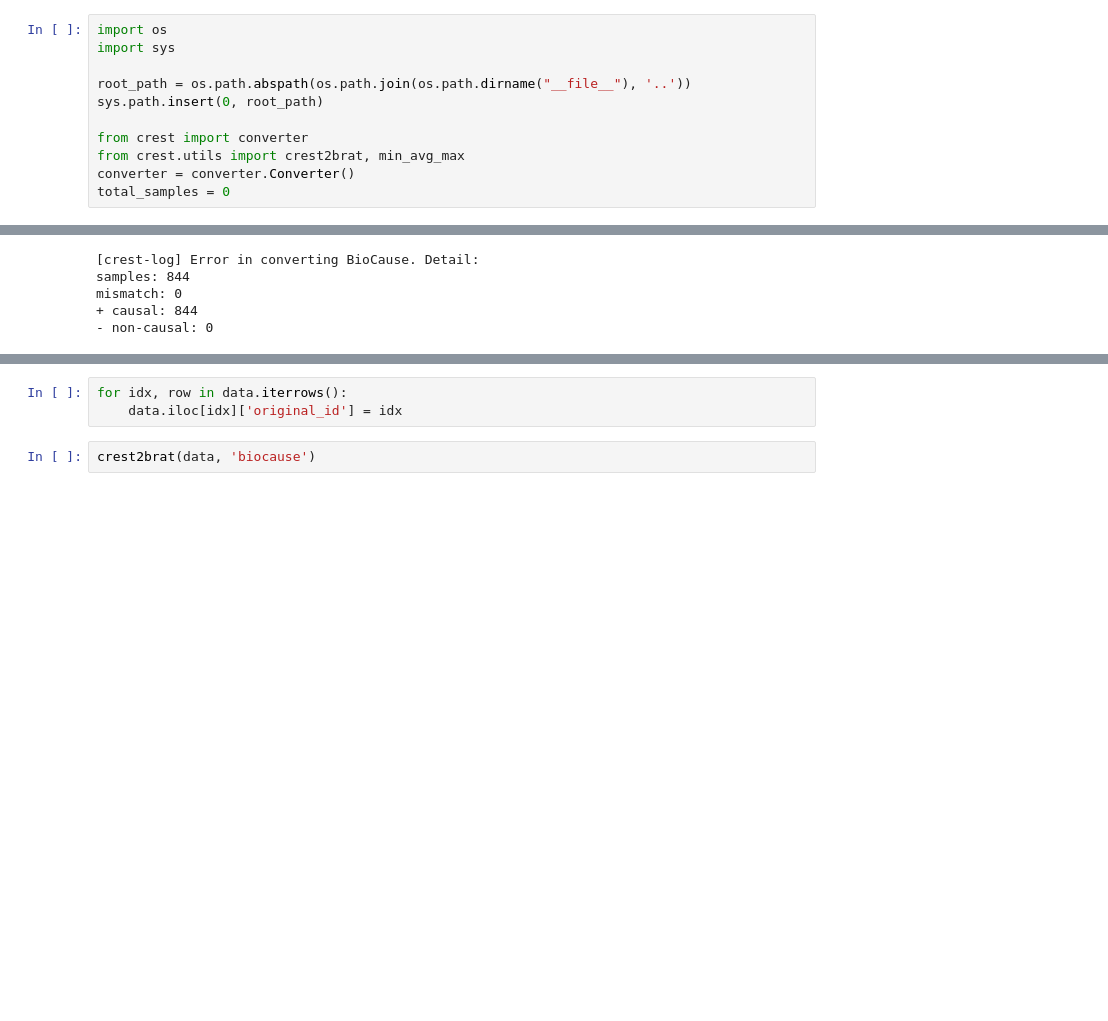
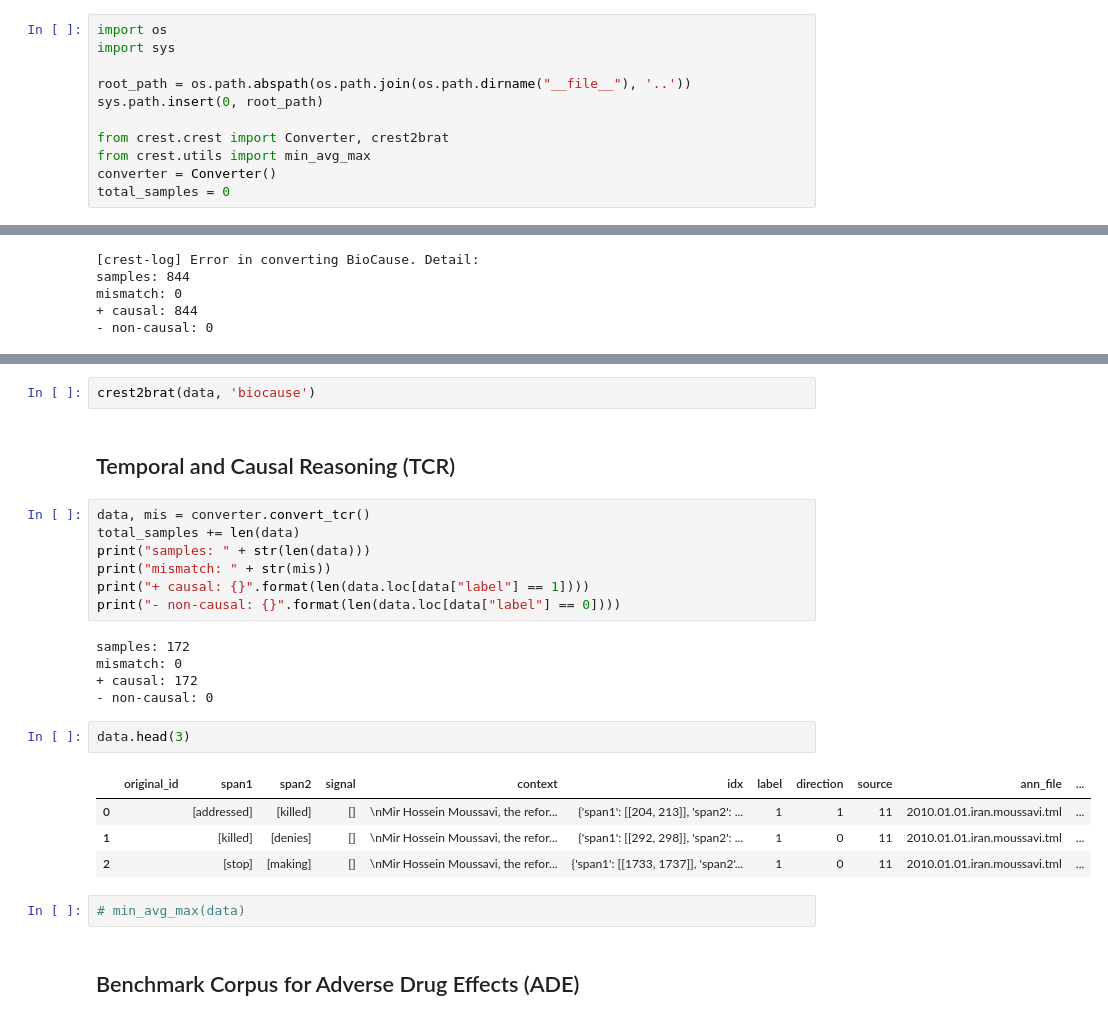
Before and after one commit to phosseini/CREST, a Jupyter notebook: notebooks/converter_demo.ipynb, the cells around one changed output, grey strips where cells are left out. Drawn from its saved outputs; the diff is of its cells as text; blank space fills up the shorter version.

Commit message:
updating crest demo notebook

```diff
--- a/notebooks/converter_demo.ipynb
+++ b/notebooks/converter_demo.ipynb
@@ -25,9 +27,9 @@ import sys
 root_path = os.path.abspath(os.path.join(os.path.dirname("__file__"), '..'))
 sys.path.insert(0, root_path)
 
-from crest import converter
-from crest.utils import crest2brat, min_avg_max
-converter = converter.Converter()
+from crest.crest import Converter, crest2brat
+from crest.utils import min_avg_max
+converter = Converter()
 total_samples = 0
 # %% [markdown]
 ## Convert all datasets
@@ -382,8 +384,30 @@ data.head(3)
 | 0 |  | [Each paired reaction set (TB/PA1... | [there is little difference betwe... | [These results show that] | Characterization of the cheB2 Mut... | {'span1': [[836, 954]], 'span2': ... | 1 | 0 | 10 | PMC2714965-02-Results-05.ann | ... |
 | 1 |  | [As shown in Figure 3A, the newly... | [a delayed C. elegans killing com... | [showed] | Characterization of the cheB2 Mut... | {'span1': [[1377, 1467]], 'span2'... | 1 | 0 | 10 | PMC2714965-02-Results-05.ann | ... |
 | 2 |  | [In addition, we engineered a sim... | [the virulence phenotype of a che... | [This further confirmed] | Characterization of the cheB2 Mut... | {'span1': [[1692, 1882]], 'span2'... | 1 | 0 | 10 | PMC2714965-02-Results-05.ann | ... |
-# %%
-for idx, row in data.iterrows():
-    data.iloc[idx]['original_id'] = idx
 # %%
 crest2brat(data, 'biocause')
+# %% [markdown]
+## Temporal and Causal Reasoning (TCR)
+# %%
+data, mis = converter.convert_tcr()
+total_samples += len(data)
+print("samples: " + str(len(data)))
+print("mismatch: " + str(mis))
+print("+ causal: {}".format(len(data.loc[data["label"] == 1])))
+print("- non-causal: {}".format(len(data.loc[data["label"] == 0])))
+# %% [output]
+samples: 172
+mismatch: 0
++ causal: 172
+- non-causal: 0
+# %%
+data.head(3)
+# %% [output]
+|  | original_id | span1 | span2 | signal | context | idx | label | direction | source | ann_file | ... |
+| 0 |  | [addressed] | [killed] | [] | \nMir Hossein Moussavi, the refor... | {'span1': [[204, 213]], 'span2': ... | 1 | 1 | 11 | 2010.01.01.iran.moussavi.tml | ... |
+| 1 |  | [killed] | [denies] | [] | \nMir Hossein Moussavi, the refor... | {'span1': [[292, 298]], 'span2': ... | 1 | 0 | 11 | 2010.01.01.iran.moussavi.tml | ... |
+| 2 |  | [stop] | [making] | [] | \nMir Hossein Moussavi, the refor... | {'span1': [[1733, 1737]], 'span2'... | 1 | 0 | 11 | 2010.01.01.iran.moussavi.tml | ... |
+# %%
+# min_avg_max(data)
+# %% [markdown]
+## Benchmark Corpus for Adverse Drug Effects (ADE)
```
Also changed, not shown: parts of 4 cells of this notebook.
